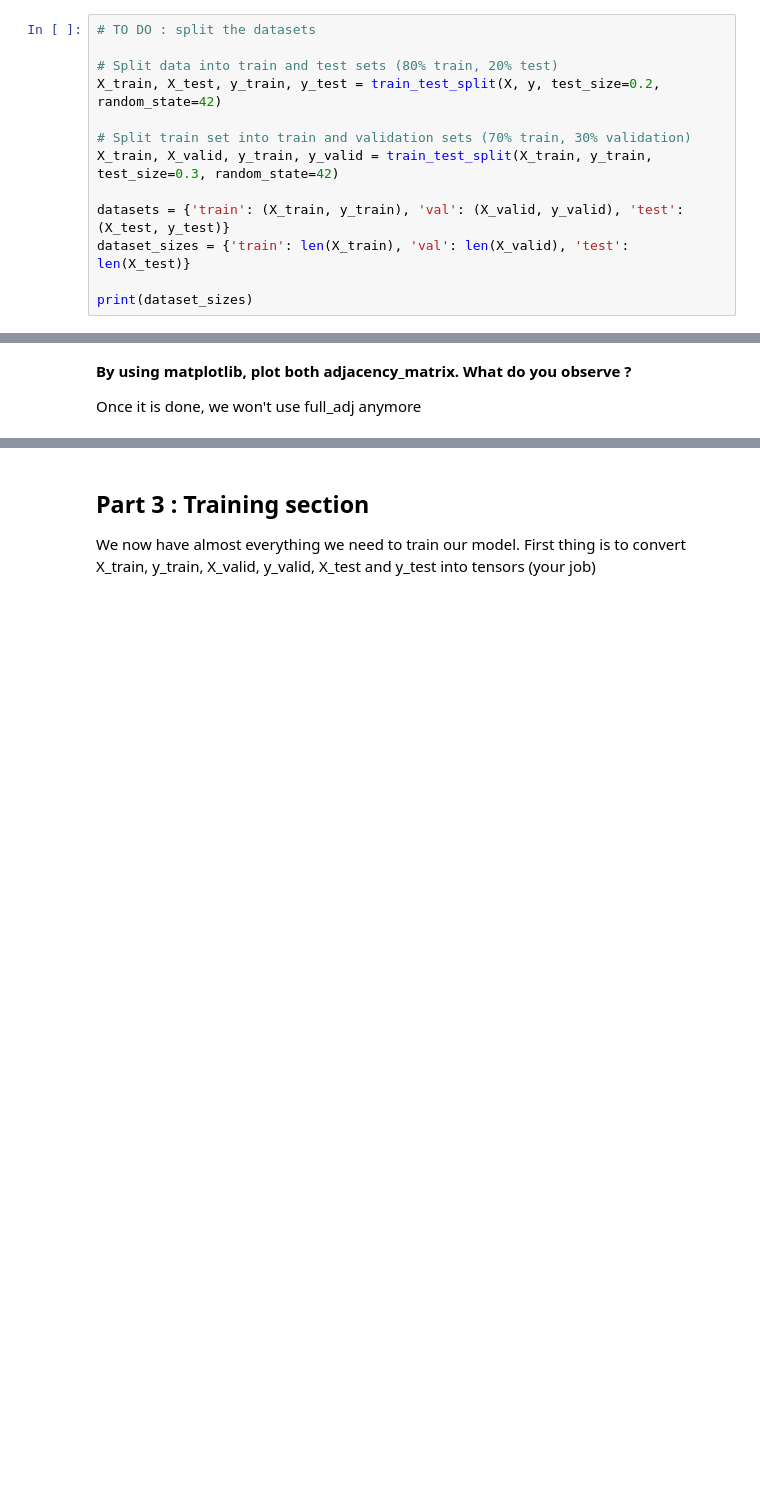
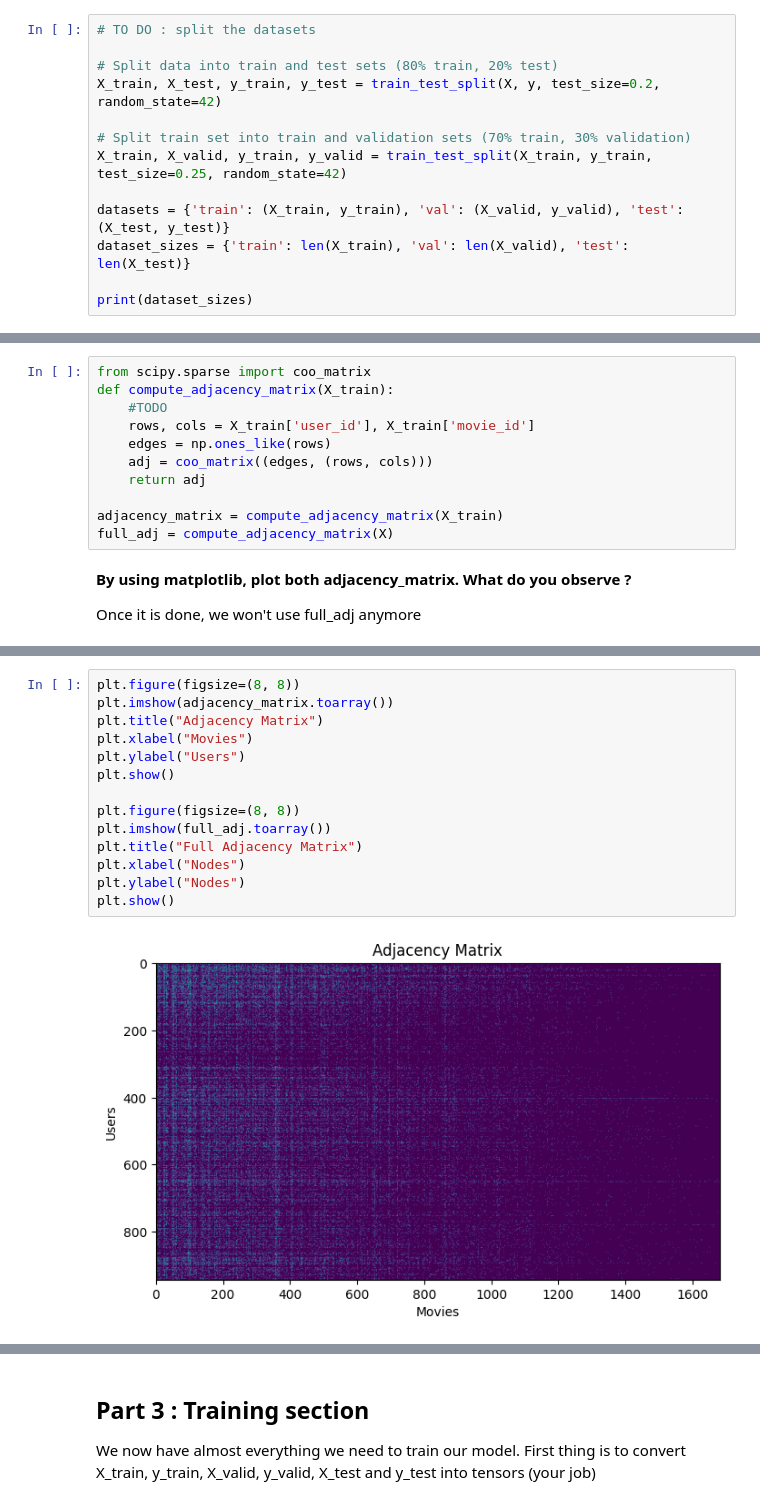
Before and after one commit to rayaneghilene/ENSEA_AI_Labs, a Jupyter notebook: TPSR2_GNN.ipynb, the cells around one changed output, grey strips where cells are left out. Drawn from its saved outputs; the diff is of its cells as text; blank space fills up the shorter version.

```diff
--- a/TPSR2_GNN.ipynb
+++ b/TPSR2_GNN.ipynb
@@ -263,7 +263,7 @@ __Due to the number of entries, you might need to reduce the number of data in t
 X_train, X_test, y_train, y_test = train_test_split(X, y, test_size=0.2, random_state=42)
 
 # Split train set into train and validation sets (70% train, 30% validation)
-X_train, X_valid, y_train, y_valid = train_test_split(X_train, y_train, test_size=0.3, random_state=42)
+X_train, X_valid, y_train, y_valid = train_test_split(X_train, y_train, test_size=0.25, random_state=42)
 
 datasets = {'train': (X_train, y_train), 'val': (X_valid, y_valid), 'test': (X_test, y_test)}
 dataset_sizes = {'train': len(X_train), 'val': len(X_valid), 'test': len(X_test)}
@@ -310,3 +305,14 @@ full_adj = compute_adjacency_matrix(X)
+# %%
+from scipy.sparse import coo_matrix
+def compute_adjacency_matrix(X_train):
+    #TODO
+    rows, cols = X_train['user_id'], X_train['movie_id']
+    edges = np.ones_like(rows)
+    adj = coo_matrix((edges, (rows, cols)))
+    return adj
+
+adjacency_matrix = compute_adjacency_matrix(X_train)
+full_adj = compute_adjacency_matrix(X)
 # %% [markdown]
 __By using matplotlib, plot both adjacency_matrix. What do you observe ?__
 
@@ -315,0 +320,16 @@ Once it is done, we won't use full_adj anymore
+# %%
+plt.figure(figsize=(8, 8))
+plt.imshow(adjacency_matrix.toarray())
+plt.title("Adjacency Matrix")
+plt.xlabel("Movies")
+plt.ylabel("Users")
+plt.show()
+
+plt.figure(figsize=(8, 8))
+plt.imshow(full_adj.toarray())
+plt.title("Full Adjacency Matrix")
+plt.xlabel("Nodes")
+plt.ylabel("Nodes")
+plt.show()
+# %% [output]
+[figure, added]
```
Also changed, not shown: parts of 7 cells of this notebook.
